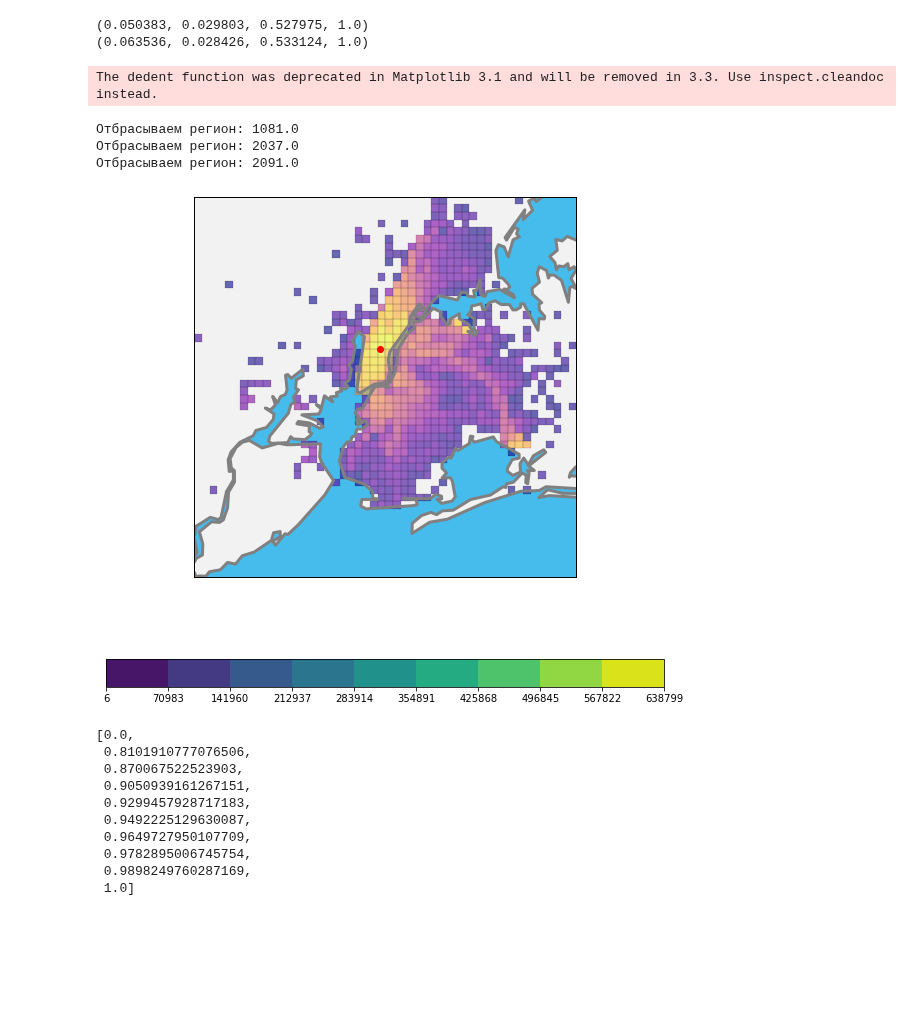
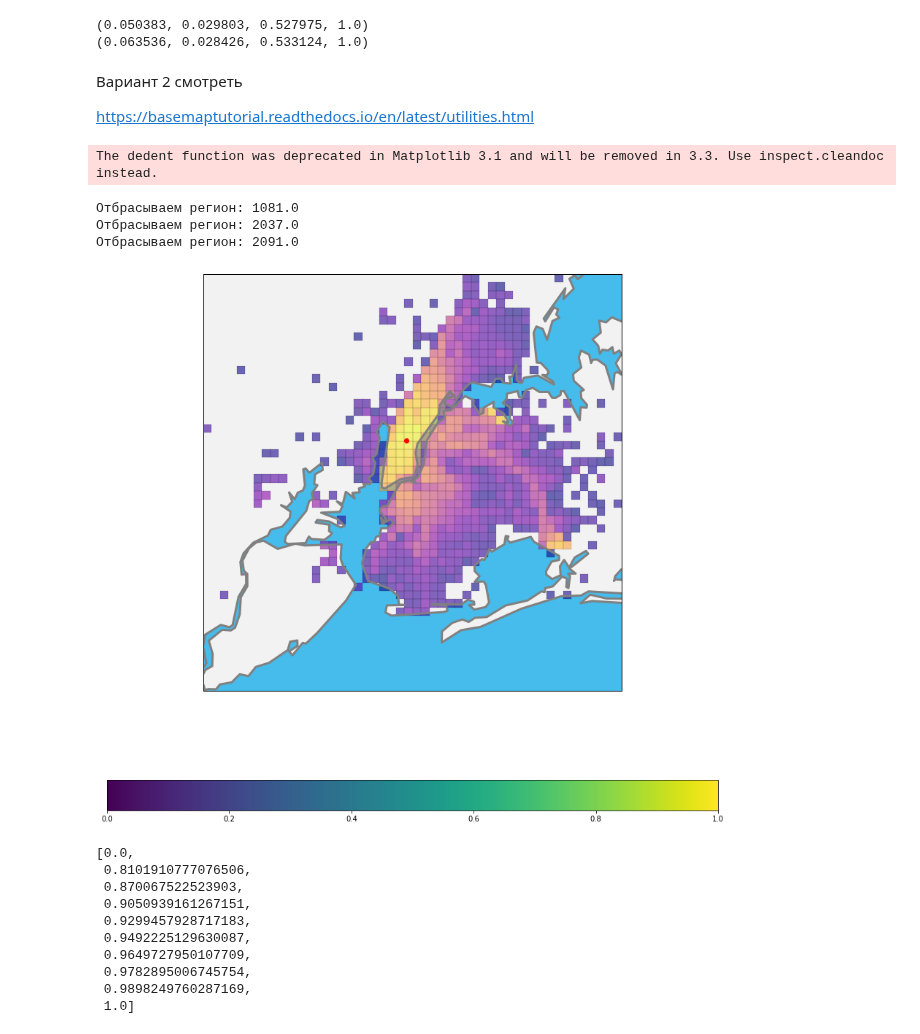
Before and after one commit to dminikorenb/DataLearning, a Jupyter notebook: 3-Taxi/dminik6_part3_w2.ipynb, the cells around one changed output. Saved outputs shown, nothing was run; the diff lists cells and outputs as text; code cells hidden in the pictures; blank space fills up the shorter version.

```diff
--- a/3-Taxi/dminik6_part3_w2.ipynb
+++ b/3-Taxi/dminik6_part3_w2.ipynb
@@ -86,6 +66,10 @@ print (ColorInd(1))
 # Empire State Building, 350, 5th Avenue, Korea Town, Midtown South,
 # Manhattan Community Board 5, Manhattan, New York County, NYC, New York, 10018, USA
 # (40.7484284, -73.9856546198733)
+# %% [markdown]
+Вариант 2 смотреть
+
+https://basemaptutorial.readthedocs.io/en/latest/utilities.html
 # %%
 # ColorInd = plt.get_cmap('viridis')
 ColorInd = plt.get_cmap('plasma')
@@ -97,7 +81,7 @@ norm = matplotlib.colors.LogNorm(vmin=ser[ser['count']>5]['count'].min(),
 
 coord_NY = ((-74.25559, 40.49612), (-73.70001,  40.91553))
 
-fig = plt.figure(figsize=(10, 10))
+fig = plt.figure(figsize=(15, 15))
 m = Basemap(resolution='h',  # h is nice
             projection='merc',
             llcrnrlon=coord_NY[0][0],
@@ -113,37 +97,38 @@ m.drawcoastlines(color='gray', linewidth=3.0)  # intentionally thick line
 
 lons, lats = m(-73.9856546198733, 40.7484284)
 m.scatter(lons, lats, marker = 'o', color='r', zorder=5)
 
 for index, row in ser[ser['count']>5].iterrows():
     x1,y1 = m(dictGrid[row['region']]['west'], dictGrid[row['region']]['south'])
     x2,y2 = m(dictGrid[row['region']]['west'], dictGrid[row['region']]['north'])
     x3,y3 = m(dictGrid[row['region']]['east'], dictGrid[row['region']]['north'])
     x4,y4 = m(dictGrid[row['region']]['east'], dictGrid[row['region']]['south'])
     if m.is_land(x1,y1) or m.is_land(x2,y2) or m.is_land(x3,y3) or m.is_land(x4,y4):
         poly = Polygon([(x1,y1),(x2,y2),(x3,y3),(x4,y4)],
                        facecolor=ColorInd(norm(row['count'])), # 'green', row['count']
 #                        facecolor=ColorInd(math.log(row['count'])),
                        edgecolor='black',
                        linewidth=.2, alpha=0.6)
         plt.gca().add_patch(poly)
     else:
         print('Отбрасываем регион: {}'.format(row['region']))
 
 
 
 # Точки рисует хорошо
 #     lons, lats = m( dictGrid[row['region']]['west'], dictGrid[row['region']]['south'])
 #     m.scatter(lons, lats, marker = 'o', color='g', zorder=5)
-# plt.colorbar()
-plt.colorbar(orientation="horizontal",
-             boundaries=np.linspace(6, 638799, 10))
+plt.colorbar(orientation="horizontal")
+# plt.colorbar(orientation="horizontal",
+#              boundaries=np.linspace(6, 638799, 10))
+
 plt.show()
 # %% [output]
 The dedent function was deprecated in Matplotlib 3.1 and will be removed in 3.3. Use inspect.cleandoc instead.
 Отбрасываем регион: 1081.0
 Отбрасываем регион: 2037.0
 Отбрасываем регион: 2091.0
-[figure, old version]
+[figure, new version]
 # %%
 [norm(i) for i in  np.linspace(6, 638799, 10)]
 # %% [output]
```
Also changed, not shown: parts of 6 cells of this notebook.
